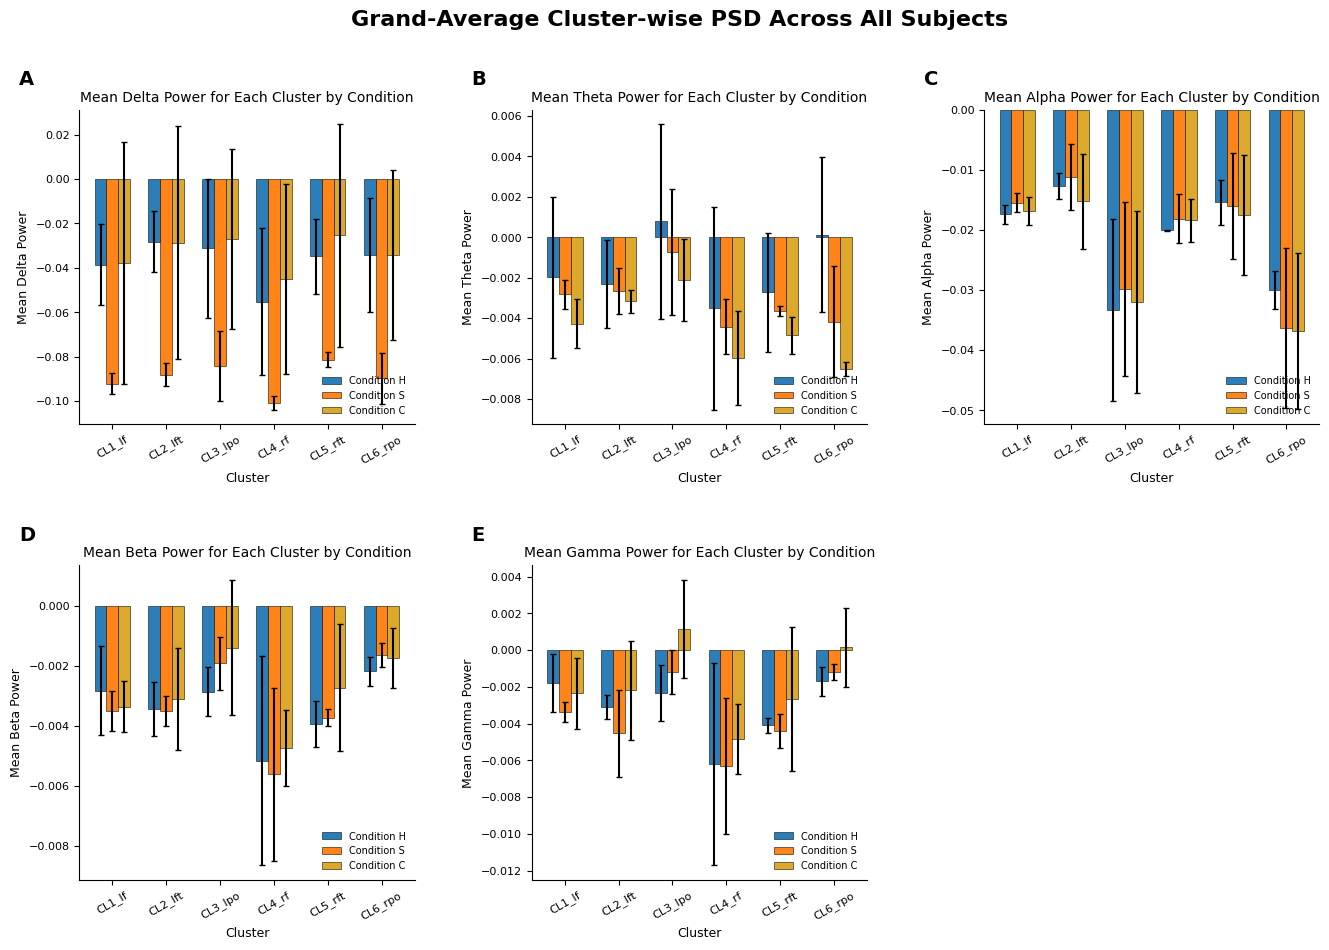
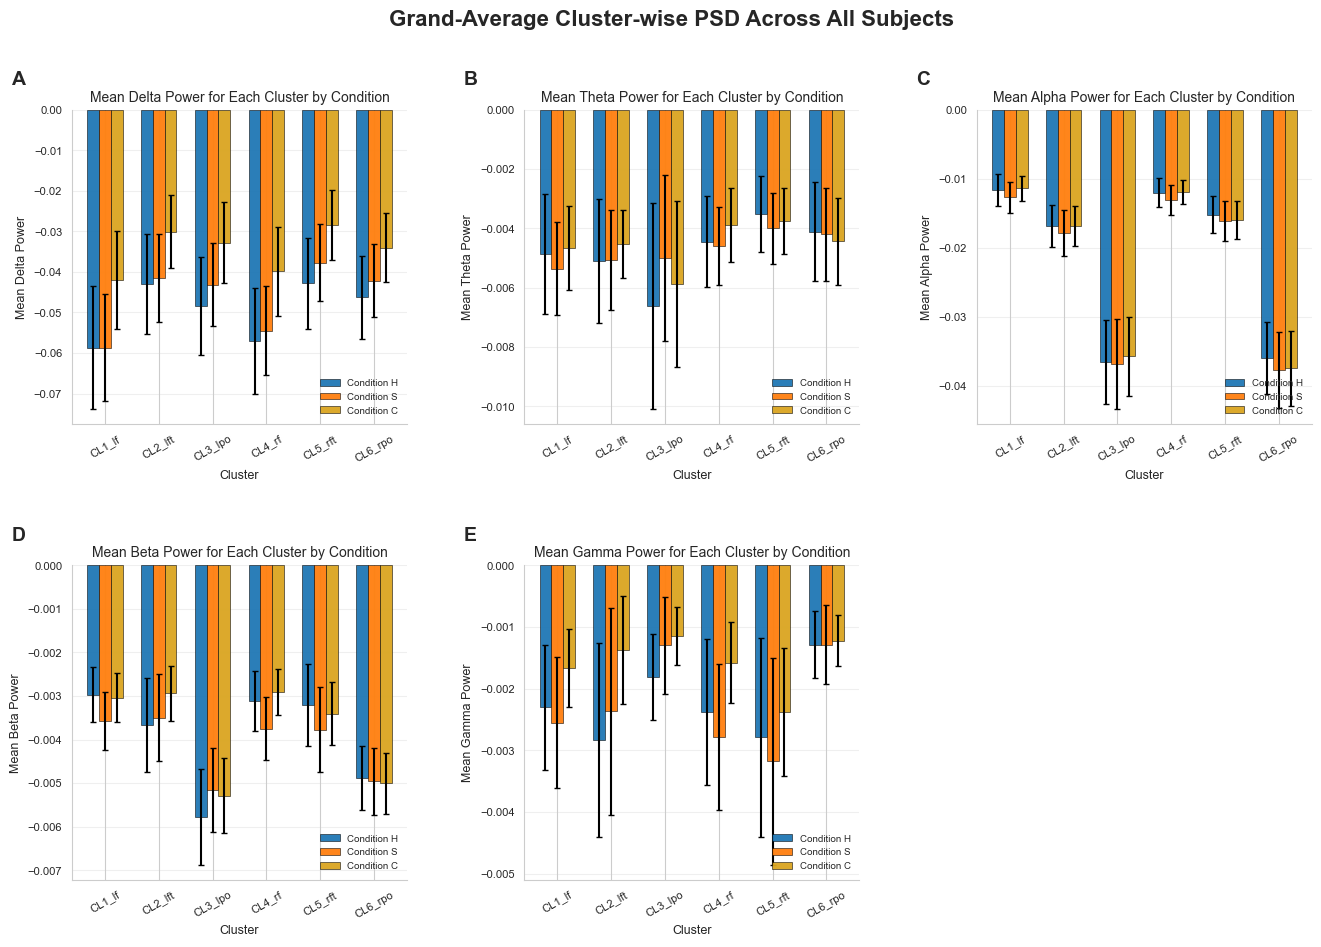
Code edit (unified diff) that turned the first committed figure into the second:
--- before
+++ after
@@ -15,5 +15,5 @@
 # ============================================================
 
-DATA_DIR = Path("../data/features/roi_ftrs")
+DATA_DIR = Path("../../data/features/roi_ftrs")
 BANDS = ["delta", "theta", "alpha", "beta", "gamma"]
 CONDS = ["H", "S", "C"]
@@ -160,5 +160,5 @@
         ax.set_ylabel(f"Mean {band.capitalize()} Power", fontsize=9)
         ax.set_title(f"Mean {band.capitalize()} Power for Each Cluster by Condition", fontsize=10)
-
+        ax.grid(axis="y", alpha = 0.3)
         ax.tick_params(axis="both", labelsize=8)
         ax.spines["top"].set_visible(False)

Commit: changes in preprocessing, features extraction and others